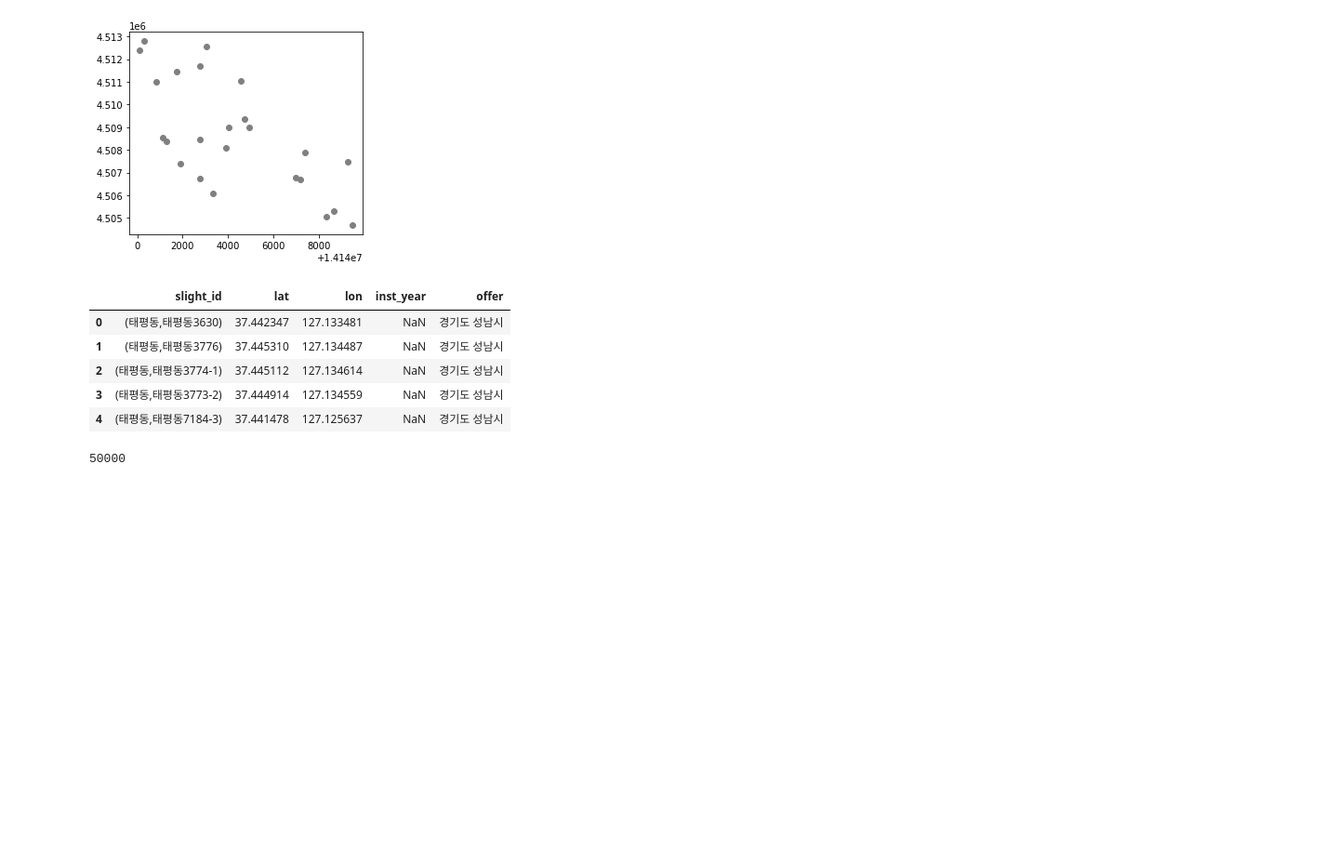
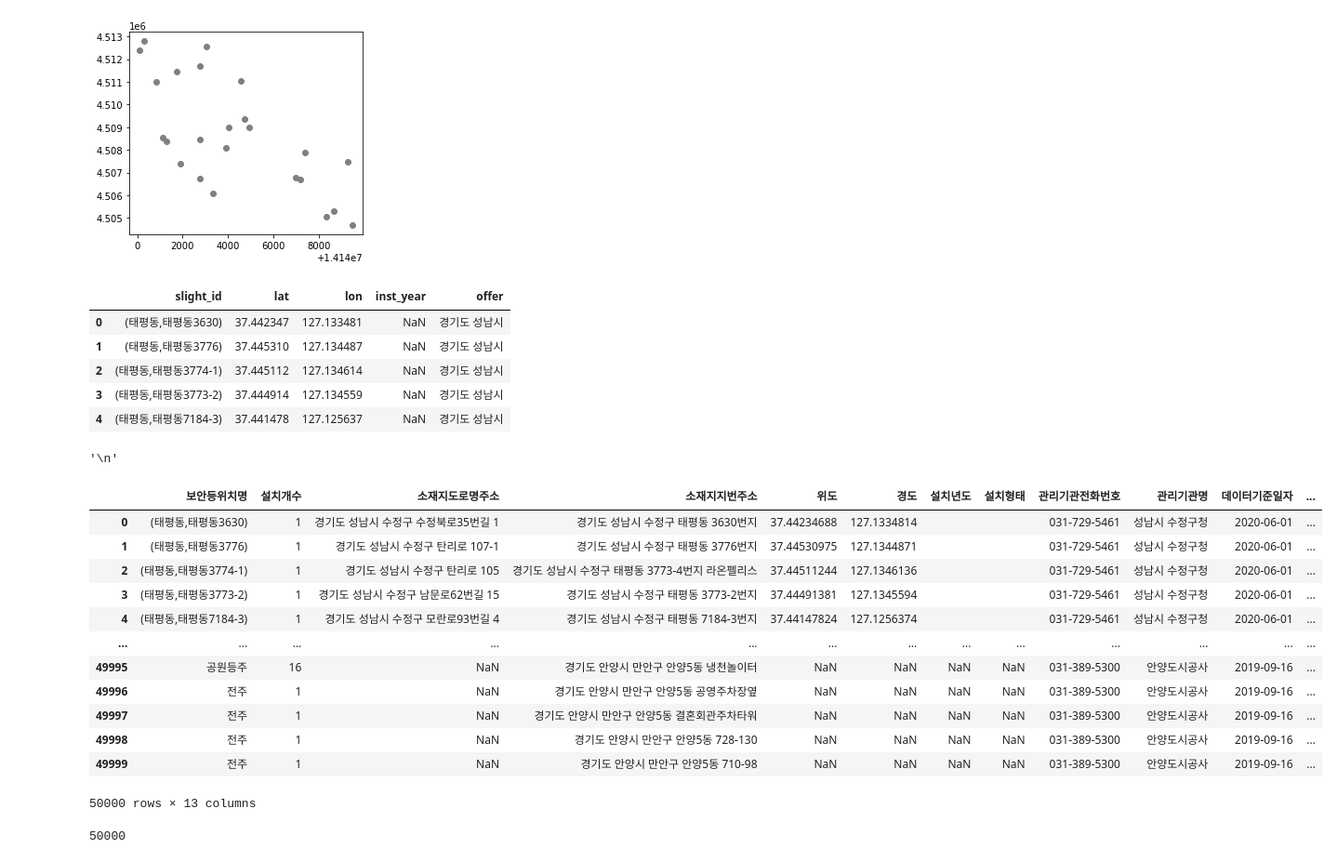
Before and after one commit to shawnbae/data-visualization, a Jupyter notebook: plotly/plotly_korea_CCTV_map.ipynb, the cells around one changed output. Shown: that part at 93% size. Drawn from its saved outputs; the diff is of its cells as text; code cells hidden in the pictures; blank space fills up the shorter version.

```diff
--- a/plotly/plotly_korea_CCTV_map.ipynb
+++ b/plotly/plotly_korea_CCTV_map.ipynb
@@ -251,3 +250,19 @@ df_slight.head()
 | 2 | (태평동,태평동3774-1) | 37.445112 | 127.134614 | NaN | 경기도 성남시 |
 | 3 | (태평동,태평동3773-2) | 37.444914 | 127.134559 | NaN | 경기도 성남시 |
 | 4 | (태평동,태평동7184-3) | 37.441478 | 127.125637 | NaN | 경기도 성남시 |
+# %%
+import json
+
+with open("student_file.json", "r") as st_json:
+
+    st_python = json.load(st_json)
+
+
+
+출처: https://rfriend.tistory.com/474 [R, Python 분석과 프로그래밍의 친구 (by R Friend)]
+# %%
+import json
+
+with open("../dataset/전국보안등정보표준데이터.json", "r", encoding='UTF8') as json_file:
+
+    boan_data= json.load(json_file)
@@ -254,3 +274,23 @@ df_slight.head()
+# %%
+tree.getroot().text
+# %% [output]
+'\n'
+# %%
+pd.DataFrame(boan_data['records'])
+# %% [output]
+|  | 보안등위치명 | 설치개수 | 소재지도로명주소 | 소재지지번주소 | 위도 | 경도 | 설치년도 | 설치형태 | 관리기관전화번호 | 관리기관명 | 데이터기준일자 | ... |
+| 0 | (태평동,태평동3630) | 1 | 경기도 성남시 수정구 수정북로35번길 1 | 경기도 성남시 수정구 태평동 3630번지 | 37.44234688 | 127.1334814 |  |  | 031-729-5461 | 성남시 수정구청 | 2020-06-01 | ... |
+| 1 | (태평동,태평동3776) | 1 | 경기도 성남시 수정구 탄리로 107-1 | 경기도 성남시 수정구 태평동 3776번지 | 37.44530975 | 127.1344871 |  |  | 031-729-5461 | 성남시 수정구청 | 2020-06-01 | ... |
+| 2 | (태평동,태평동3774-1) | 1 | 경기도 성남시 수정구 탄리로 105 | 경기도 성남시 수정구 태평동 3773-4번지 라온펠리스 | 37.44511244 | 127.1346136 |  |  | 031-729-5461 | 성남시 수정구청 | 2020-06-01 | ... |
+| 3 | (태평동,태평동3773-2) | 1 | 경기도 성남시 수정구 남문로62번길 15 | 경기도 성남시 수정구 태평동 3773-2번지 | 37.44491381 | 127.1345594 |  |  | 031-729-5461 | 성남시 수정구청 | 2020-06-01 | ... |
+| 4 | (태평동,태평동7184-3) | 1 | 경기도 성남시 수정구 모란로93번길 4 | 경기도 성남시 수정구 태평동 7184-3번지 | 37.44147824 | 127.1256374 |  |  | 031-729-5461 | 성남시 수정구청 | 2020-06-01 | ... |
+| ... | ... | ... | ... | ... | ... | ... | ... | ... | ... | ... | ... | ... |
+| 49995 | 공원등주 | 16 | NaN | 경기도 안양시 만안구 안양5동 냉천놀이터 | NaN | NaN | NaN | NaN | 031-389-5300 | 안양도시공사 | 2019-09-16 | ... |
+| 49996 | 전주 | 1 | NaN | 경기도 안양시 만안구 안양5동 공영주차장옆 | NaN | NaN | NaN | NaN | 031-389-5300 | 안양도시공사 | 2019-09-16 | ... |
+| 49997 | 전주 | 1 | NaN | 경기도 안양시 만안구 안양5동 결혼회관주차타워 | NaN | NaN | NaN | NaN | 031-389-5300 | 안양도시공사 | 2019-09-16 | ... |
+| 49998 | 전주 | 1 | NaN | 경기도 안양시 만안구 안양5동 728-130 | NaN | NaN | NaN | NaN | 031-389-5300 | 안양도시공사 | 2019-09-16 | ... |
+| 49999 | 전주 | 1 | NaN | 경기도 안양시 만안구 안양5동 710-98 | NaN | NaN | NaN | NaN | 031-389-5300 | 안양도시공사 | 2019-09-16 | ... |
+50000 rows × 13 columns
 # %%
 len(df_slight)
 # %% [output]
```
Also changed, not shown: parts of 2 cells of this notebook.
